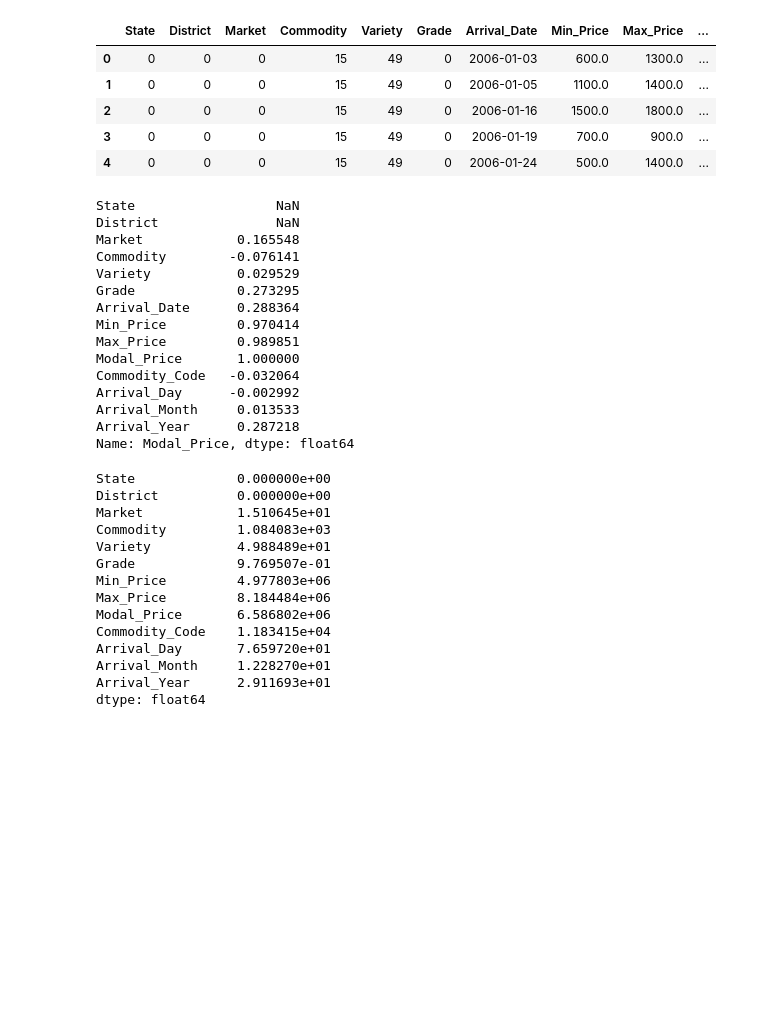
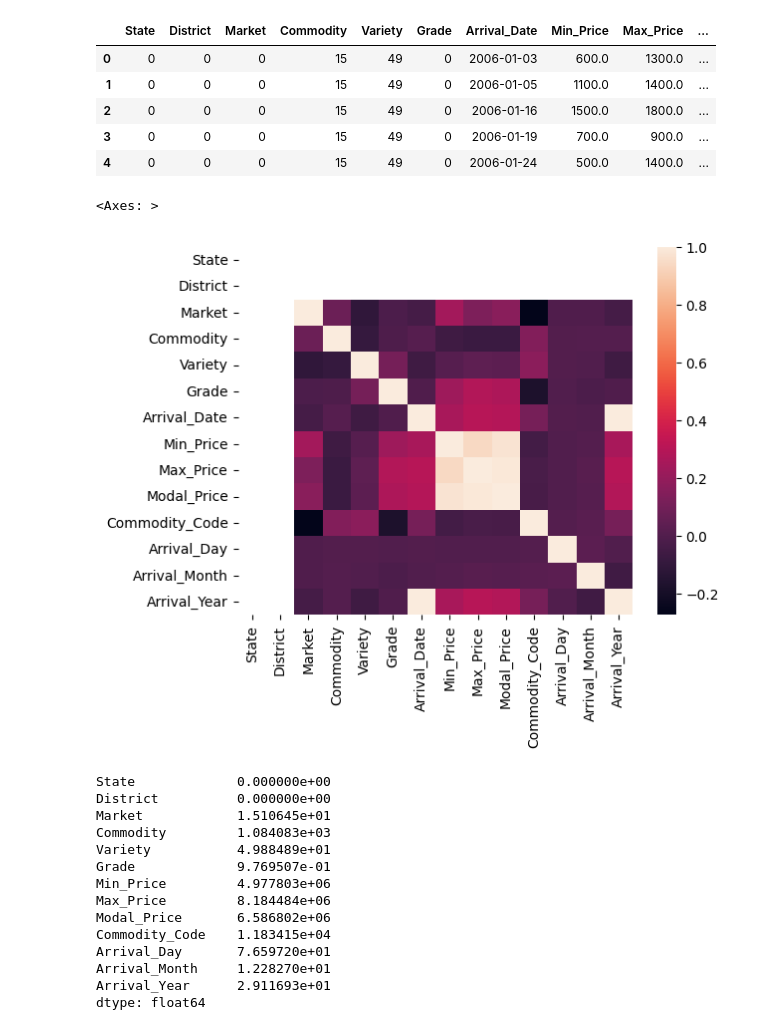
Before and after one commit to Jinay-Vora123/IT462-Exploratory-Data-Analysis-Project, a Jupyter notebook: EDA_Project.ipynb, the cells around one changed output. Drawn from its saved outputs; the diff is of its cells as text; code cells hidden in the pictures; blank space fills up the shorter version.

```diff
--- a/EDA_Project.ipynb
+++ b/EDA_Project.ipynb
@@ -103,23 +103,12 @@ df.head()
 # %%
 corr = df.corr()
 
 corr['Modal_Price']
+
+sns.heatmap(corr)
 # %% [output]
-State                  NaN
-District               NaN
-Market            0.165548
-Commodity        -0.076141
-Variety           0.029529
-Grade             0.273295
-Arrival_Date      0.288364
-Min_Price         0.970414
-Max_Price         0.989851
-Modal_Price       1.000000
-Commodity_Code   -0.032064
-Arrival_Day      -0.002992
-Arrival_Month     0.013533
-Arrival_Year      0.287218
-Name: Modal_Price, dtype: float64
+<Axes: >
+[figure, added]
 # %%
 variance = df.drop(columns='Arrival_Date', axis = 1).var()
 variance
```
